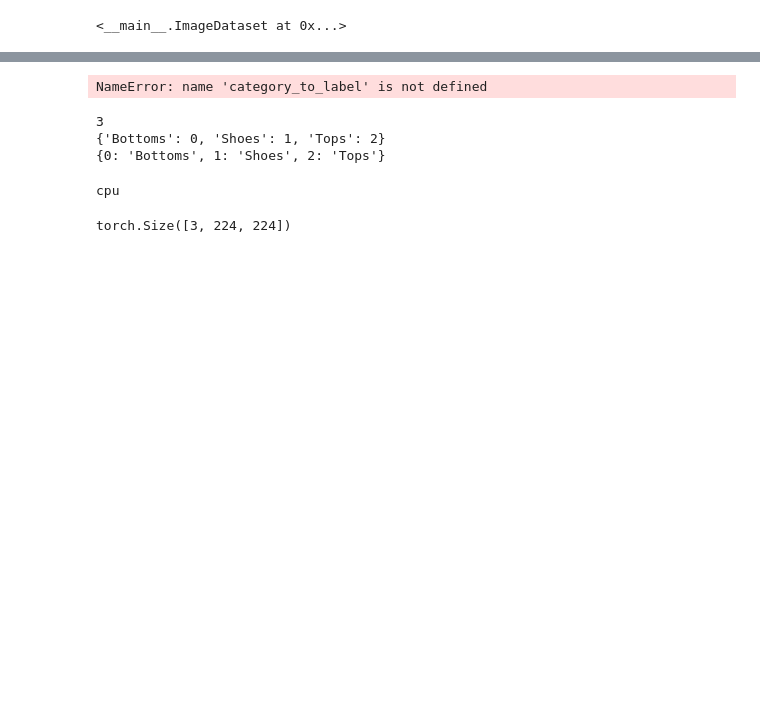
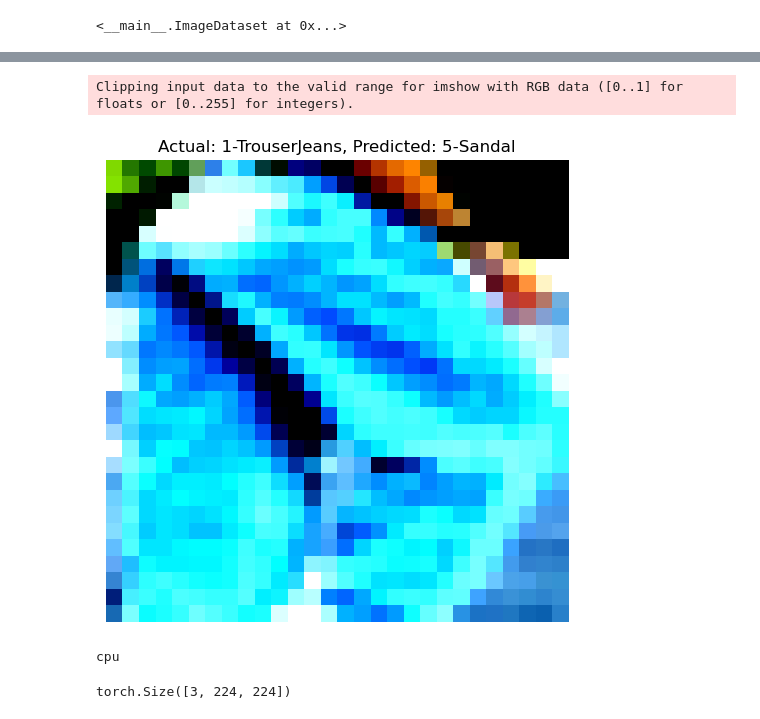
Before and after one commit to tinalina1003/Convolution-Neural-Network-BootCamp, a Jupyter notebook: CNN_PyTorch_Category_2.ipynb, the cells around one changed output, grey strips where cells are left out. Drawn from its saved outputs; the diff is of its cells as text; code cells hidden in the pictures; blank space fills up the shorter version.

Commit message:
tried to resize but still with problems

```diff
--- a/CNN_PyTorch_Category_2.ipynb
+++ b/CNN_PyTorch_Category_2.ipynb
@@ -26,5 +26,6 @@ print(categories)
 # %%
 transform = transforms.Compose([transforms.ToTensor(),
+                                transforms.Resize((224, 224)),
                                 transforms.Normalize((0.5,), (0.5,))])
 
 train_ds = datasets.FashionMNIST('F_MNIST_data', download=True, train=True, transform=transform)
@@ -72,7 +73,7 @@ def network():
 
     # define the criterion and optimizer
     loss_fn = nn.NLLLoss()
-    optimizer = optim.Adam(model.parameters(), lr=0.003)
+    optimizer = optim.Adam(model.parameters(), lr=0.001)
 
     return model, loss_fn, optimizer, device
 # %%
@@ -351,0 +166,11 @@ tensor([2, 2, 2, 2, 1, 2, 2, 2, 1, 2, 2, 2, 1, 2, 2, 2, 2, 1, 2, 2, 1, 1, 1, 2,
+# %%
+def plot_metrics(epochs, train_metric, val_metric, metric_name, ylabel, title):
+    plt.plot(range(epochs), train_metric)
+    plt.plot(range(epochs), val_metric)
+    plt.legend([f'train_{metric_name}', f'val_{metric_name}'])
+    plt.xticks(range(0, epochs, 10))
+    plt.xlabel('Epochs')
+    plt.ylabel(ylabel)
+    plt.title(title)
+    plt.grid(True)
+    plt.show()
@@ -355,55 +358,37 @@ for images, labels in test_dl:
     images, labels = images.to(device), labels.to(device)
     index = 0
     img, label = images[index], labels[index]
 
     # Convert 2D image to 1D vector
     img = img.view(img.shape[0], -1)
 
     # Calculate the class probabilities (softmax) for img
     proba = torch.exp(model(img))
 
     # Get the predicted class
     predicted_class = torch.argmax(proba).item()
 
     # Plot the image and probabilities
     desc = categories
 
     category = random.choice(categories)
 
     test_label = category_to_label[category]
     proba_to_show = proba.detach().cpu().numpy().squeeze()
 
-    fig, (ax1, ax2) = plt.subplots(figsize=(13, 6), nrows=1, ncols=2)
+    fig, (ax1) = plt.subplots(figsize=(13, 6), nrows=1)
     ax1.axis('off')
 
     # Normalize the image data if needed
     img_data = images[index].cpu().numpy().squeeze().transpose(1, 2, 0)
-    img_data = Normalize()(img_data)
 
     ax1.imshow(img_data, vmin=0, vmax=1)
-    ax1.set_title(f"Predicted: {desc[predicted_class]}")
+    ax1.set_title(f"Actual: {desc[label]}, Predicted: {desc[predicted_class]}")
 
     break  # Break the loop after processing one batch if you just want to visualize one example
 # %% [output]
-NameError: name 'category_to_label' is not defined
+Clipping input data to the valid range for imshow with RGB data ([0..1] for floats or [0..255] for integers).
+[figure, added]
-# %%
-num_labels = len(categories)
-
-category_to_label = {
-    colour: idx for idx, colour in enumerate(categories)
-}
-
-label_to_category = {
-    idx: colour for idx, colour in enumerate(categories)
-}
-
-print(num_labels)
-print(category_to_label)
-print(label_to_category)
-# %% [output]
-3
-{'Bottoms': 0, 'Shoes': 1, 'Tops': 2}
-{0: 'Bottoms', 1: 'Shoes', 2: 'Tops'}
 # %%
 import torch
 
```
Also changed, not shown: parts of 14 cells of this notebook.
